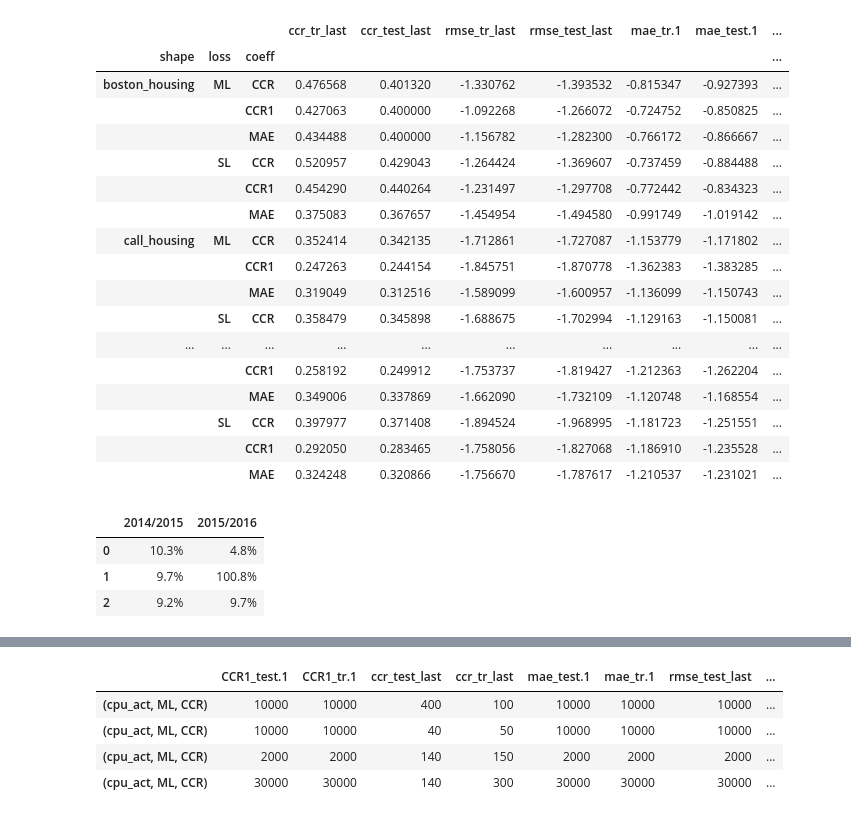
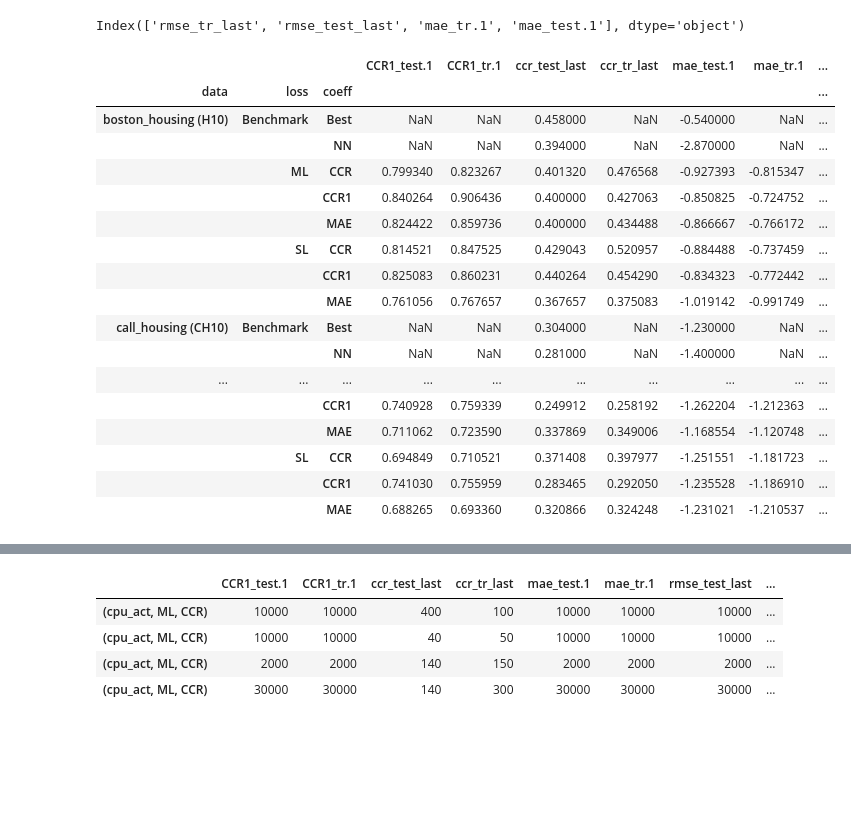
Before and after one commit to ozantezcan/Object-Counting-in-Amazon-Bin-Image-Dataset, a Jupyter notebook: analyze_excel.ipynb, the cells around one changed output, grey strips where cells are left out. Saved outputs shown, nothing was run; the diff lists cells and outputs as text; code cells hidden in the pictures; blank space fills up the shorter version.

```diff
--- a/analyze_excel.ipynb
+++ b/analyze_excel.ipynb
@@ -5,4 +6,10 @@ import pandas as pd
 #Read excel file
 dfs = pd.read_excel('./logs_regression (3rd copy).xlsx')
 dfs.head()
+
+tmp = dfs.columns.values
+tmp[1] = 'data'
+dfs.columns = tmp
+
+dfs
 # %% [output]
@@ -38,12 +55,20 @@ dfs_simple.head()
 
 dfs_test = dfs_simple.drop(dfs_simple.columns[3:15], axis=1)
 
-dfs_benchmark = pd.DataFrame({'shape':['cal_housing', 'cal_housing'],
-                              'loss':['Benchmark' for k in range(2)],
-                              'coeff':['NN', 'Best'],
-                             'ccr_test_last':[.372, .473],
-                            'mae_test.1':[1.05, .74],
+dfs_benchmark = pd.DataFrame({'data':['call_housing', 'call_housing', 'boston_housing', 'boston_housing',
+                                      'cpu_act', 'cpu_act', 'house_16h', 'house_16h'],
+                              'loss':['Benchmark' for k in range(8)],
+                              'coeff':['NN', 'Best', 'NN', 'Best', 'NN', 'Best', 'NN', 'Best'],
+                             'ccr_test_last':[.281, .304, .394, .458, .372, .473, .187, .251],
+                            'mae_test.1':[1.40, 1.23, 2.87, .54, 1.05, .74, 2., 1.50],
                          })
 
-dfs_test
+dfs_test_w_benchmark = dfs_test.append(dfs_benchmark)
+
+map_data = {'house_16h': 'house_16h (census10\' - CEE10)', 'cpu_act':'cpu_act (computer10\' - CC10)',
+            'boston_housing':'boston_housing (H10)', 'call_housing': 'call_housing (CH10)'}
+dfs_test.data = [map_data[x] for x in dfs_test.data.values]
+dfs_test_w_benchmark.data = [map_data[x] for x in dfs_test_w_benchmark.data.values]
+
+dfs_test_w_benchmark.head()
 # %% [output]
@@ -68,38 +81,34 @@ dfs_test
 # %%
-dfs_test_mean = dfs_test.groupby(['shape', 'loss', 'coeff']).mean()
-
+dfs_test_mean = dfs_test.groupby(['data', 'loss', 'coeff']).mean()
 #Negate the rmse and mae columns
+print(dfs_test_mean.columns[2:6])
 dfs_test_mean[dfs_test_mean.columns[2:6]] = -dfs_test_mean[dfs_test_mean.columns[2:6]].values
 
-dfs_test_mean
+dfs_test_w_benchmark_mean = dfs_test_w_benchmark.groupby(['data', 'loss', 'coeff']).mean()
+#Negate the rmse and mae columns
+dfs_test_w_benchmark_mean[dfs_test_mean.columns[2:6]] = -dfs_test_w_benchmark_mean[dfs_test_mean.columns[2:6]].values
+
+dfs_test_w_benchmark_mean
 # %% [output]
+Index(['rmse_tr_last', 'rmse_test_last', 'mae_tr.1', 'mae_test.1'], dtype='object')
-|  |  |  | ccr_tr_last | ccr_test_last | rmse_tr_last | rmse_test_last | mae_tr.1 | mae_test.1 | ... |
-| shape | loss | coeff |  |  |  |  |  |  | ... |
-| boston_housing | ML | CCR | 0.476568 | 0.401320 | -1.330762 | -1.393532 | -0.815347 | -0.927393 | ... |
-|  |  | CCR1 | 0.427063 | 0.400000 | -1.092268 | -1.266072 | -0.724752 | -0.850825 | ... |
-|  |  | MAE | 0.434488 | 0.400000 | -1.156782 | -1.282300 | -0.766172 | -0.866667 | ... |
-|  | SL | CCR | 0.520957 | 0.429043 | -1.264424 | -1.369607 | -0.737459 | -0.884488 | ... |
-|  |  | CCR1 | 0.454290 | 0.440264 | -1.231497 | -1.297708 | -0.772442 | -0.834323 | ... |
-|  |  | MAE | 0.375083 | 0.367657 | -1.454954 | -1.494580 | -0.991749 | -1.019142 | ... |
-| call_housing | ML | CCR | 0.352414 | 0.342135 | -1.712861 | -1.727087 | -1.153779 | -1.171802 | ... |
-|  |  | CCR1 | 0.247263 | 0.244154 | -1.845751 | -1.870778 | -1.362383 | -1.383285 | ... |
-|  |  | MAE | 0.319049 | 0.312516 | -1.589099 | -1.600957 | -1.136099 | -1.150743 | ... |
-|  | SL | CCR | 0.358479 | 0.345898 | -1.688675 | -1.702994 | -1.129163 | -1.150081 | ... |
+|  |  |  | CCR1_test.1 | CCR1_tr.1 | ccr_test_last | ccr_tr_last | mae_test.1 | mae_tr.1 | ... |
+| data | loss | coeff |  |  |  |  |  |  | ... |
+| boston_housing (H10) | Benchmark | Best | NaN | NaN | 0.458000 | NaN | -0.540000 | NaN | ... |
+|  |  | NN | NaN | NaN | 0.394000 | NaN | -2.870000 | NaN | ... |
+|  | ML | CCR | 0.799340 | 0.823267 | 0.401320 | 0.476568 | -0.927393 | -0.815347 | ... |
+|  |  | CCR1 | 0.840264 | 0.906436 | 0.400000 | 0.427063 | -0.850825 | -0.724752 | ... |
+|  |  | MAE | 0.824422 | 0.859736 | 0.400000 | 0.434488 | -0.866667 | -0.766172 | ... |
+|  | SL | CCR | 0.814521 | 0.847525 | 0.429043 | 0.520957 | -0.884488 | -0.737459 | ... |
+|  |  | CCR1 | 0.825083 | 0.860231 | 0.440264 | 0.454290 | -0.834323 | -0.772442 | ... |
+|  |  | MAE | 0.761056 | 0.767657 | 0.367657 | 0.375083 | -1.019142 | -0.991749 | ... |
+| call_housing (CH10) | Benchmark | Best | NaN | NaN | 0.304000 | NaN | -1.230000 | NaN | ... |
+|  |  | NN | NaN | NaN | 0.281000 | NaN | -1.400000 | NaN | ... |
 | ... | ... | ... | ... | ... | ... | ... | ... | ... | ... |
-|  |  | CCR1 | 0.258192 | 0.249912 | -1.753737 | -1.819427 | -1.212363 | -1.262204 | ... |
-|  |  | MAE | 0.349006 | 0.337869 | -1.662090 | -1.732109 | -1.120748 | -1.168554 | ... |
-|  | SL | CCR | 0.397977 | 0.371408 | -1.894524 | -1.968995 | -1.181723 | -1.251551 | ... |
-|  |  | CCR1 | 0.292050 | 0.283465 | -1.758056 | -1.827068 | -1.186910 | -1.235528 | ... |
-|  |  | MAE | 0.324248 | 0.320866 | -1.756670 | -1.787617 | -1.210537 | -1.231021 | ... |
+|  |  | CCR1 | 0.740928 | 0.759339 | 0.249912 | 0.258192 | -1.262204 | -1.212363 | ... |
+|  |  | MAE | 0.711062 | 0.723590 | 0.337869 | 0.349006 | -1.168554 | -1.120748 | ... |
+|  | SL | CCR | 0.694849 | 0.710521 | 0.371408 | 0.397977 | -1.251551 | -1.181723 | ... |
+|  |  | CCR1 | 0.741030 | 0.755959 | 0.283465 | 0.292050 | -1.235528 | -1.186910 | ... |
+|  |  | MAE | 0.688265 | 0.693360 | 0.320866 | 0.324248 | -1.231021 | -1.210537 | ... |
-# %%
-dfPercent = pd.DataFrame({'2014/2015':['10.3%','9.7%','9.2%'],
-                   '2015/2016':['4.8%','100.8%','9.7%']})
-dfPercent
-# %% [output]
-|  | 2014/2015 | 2015/2016 |
-| 0 | 10.3% | 4.8% |
-| 1 | 9.7% | 100.8% |
-| 2 | 9.2% | 9.7% |
 # %%
 def highlight_max(data, color='yellow'):
     '''
```
Also changed, not shown: parts of 6 cells of this notebook.
